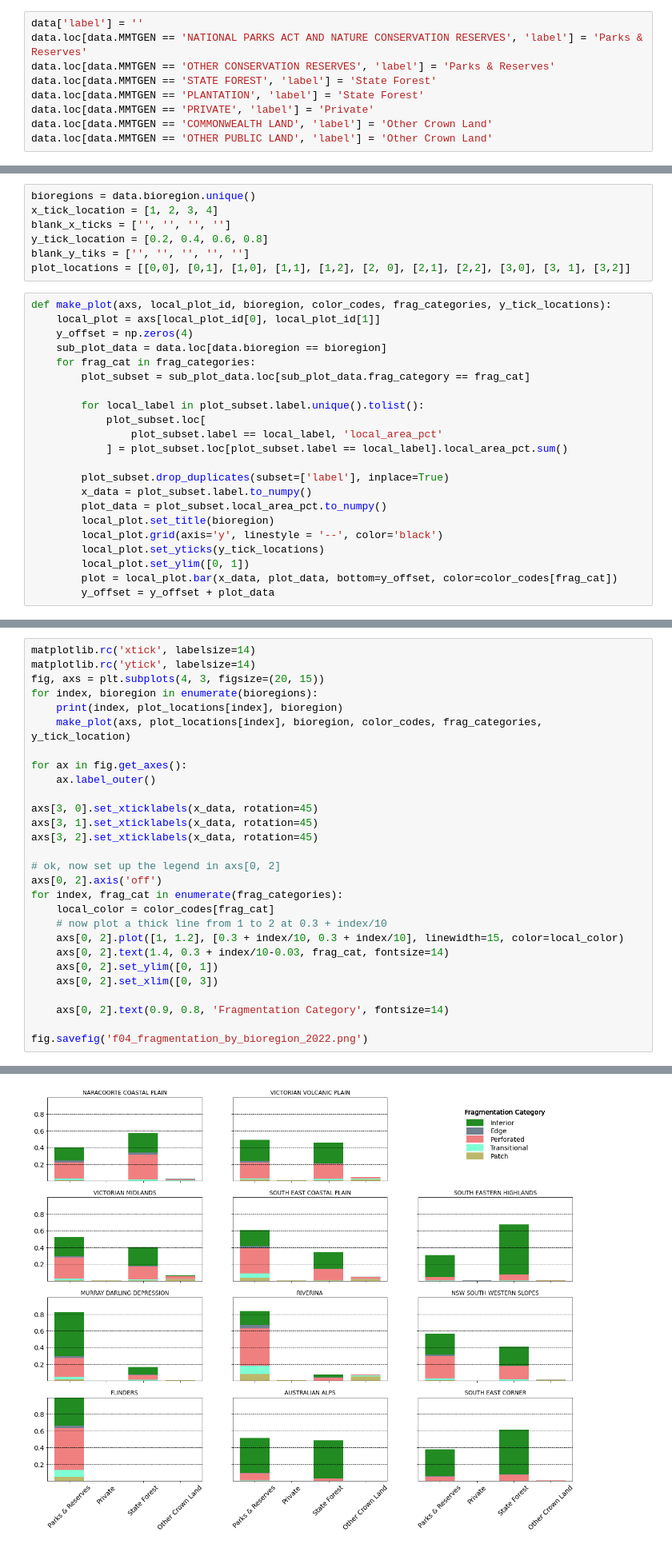
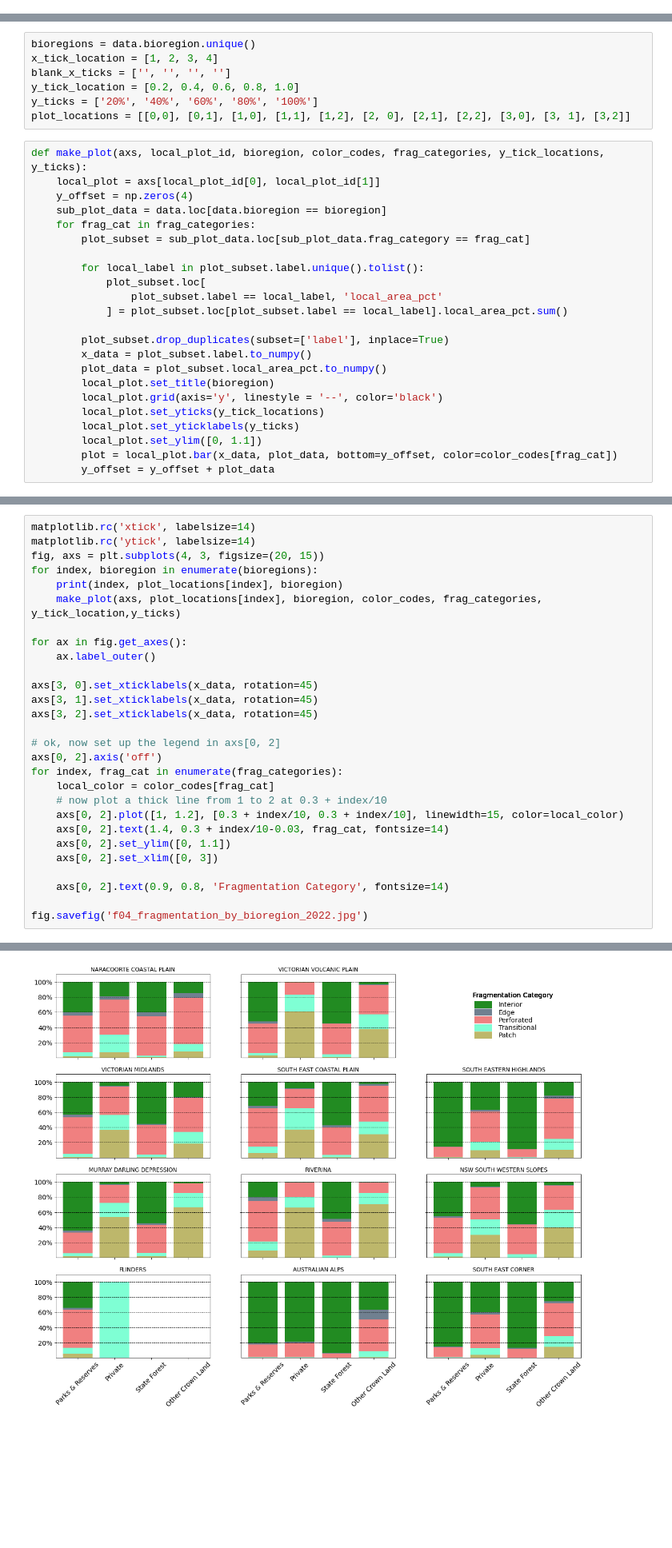
Before and after one commit to ACDELWP/VSOE2023, a Jupyter notebook: F04/plot_data.ipynb, the cells around one changed output, grey strips where cells are left out. Shown at 80% size. Drawn from its saved outputs; the diff is of its cells as text; blank space fills up the shorter version.

Commit message:
updated code to reflect total area by each label in each bioregion instead of by bioregion.

```diff
--- a/F04/plot_data.ipynb
+++ b/F04/plot_data.ipynb
@@ -51,12 +20,3 @@ array(['NATIONAL PARKS ACT AND NATURE CONSERVATION RESERVES', 'PRIVATE',
-# %%
-data['label'] = ''
-data.loc[data.MMTGEN == 'NATIONAL PARKS ACT AND NATURE CONSERVATION RESERVES', 'label'] = 'Parks & Reserves'
-data.loc[data.MMTGEN == 'OTHER CONSERVATION RESERVES', 'label'] = 'Parks & Reserves'
-data.loc[data.MMTGEN == 'STATE FOREST', 'label'] = 'State Forest'
-data.loc[data.MMTGEN == 'PLANTATION', 'label'] = 'State Forest'
-data.loc[data.MMTGEN == 'PRIVATE', 'label'] = 'Private'
-data.loc[data.MMTGEN == 'COMMONWEALTH LAND', 'label'] = 'Other Crown Land'
-data.loc[data.MMTGEN == 'OTHER PUBLIC LAND', 'label'] = 'Other Crown Land'
 # %%
 data.label.value_counts()
 # %% [output]
@@ -147,11 +106,11 @@ ok, so now that we have a general layout we need to make a multipanel plot and w
 bioregions = data.bioregion.unique()
 x_tick_location = [1, 2, 3, 4]
 blank_x_ticks = ['', '', '', '']
-y_tick_location = [0.2, 0.4, 0.6, 0.8]
-blank_y_tiks = ['', '', '', '', '']
+y_tick_location = [0.2, 0.4, 0.6, 0.8, 1.0]
+y_ticks = ['20%', '40%', '60%', '80%', '100%']
 plot_locations = [[0,0], [0,1], [1,0], [1,1], [1,2], [2, 0], [2,1], [2,2], [3,0], [3, 1], [3,2]]
 # %%
-def make_plot(axs, local_plot_id, bioregion, color_codes, frag_categories, y_tick_locations):
+def make_plot(axs, local_plot_id, bioregion, color_codes, frag_categories, y_tick_locations, y_ticks):
     local_plot = axs[local_plot_id[0], local_plot_id[1]]
     y_offset = np.zeros(4)
     sub_plot_data = data.loc[data.bioregion == bioregion]
@@ -169,6 +128,7 @@ def make_plot(axs, local_plot_id, bioregion, color_codes, frag_categories, y_tic
         local_plot.set_title(bioregion)
         local_plot.grid(axis='y', linestyle = '--', color='black')
         local_plot.set_yticks(y_tick_locations)
-        local_plot.set_ylim([0, 1])
+        local_plot.set_yticklabels(y_ticks)
+        local_plot.set_ylim([0, 1.1])
         plot = local_plot.bar(x_data, plot_data, bottom=y_offset, color=color_codes[frag_cat])
         y_offset = y_offset + plot_data
@@ -187,7 +138,7 @@ matplotlib.rc('ytick', labelsize=14)
 fig, axs = plt.subplots(4, 3, figsize=(20, 15))
 for index, bioregion in enumerate(bioregions):
     print(index, plot_locations[index], bioregion)
-    make_plot(axs, plot_locations[index], bioregion, color_codes, frag_categories, y_tick_location)
+    make_plot(axs, plot_locations[index], bioregion, color_codes, frag_categories, y_tick_location,y_ticks)
 
 for ax in fig.get_axes():
     ax.label_outer()
@@ -203,12 +154,12 @@ for index, frag_cat in enumerate(frag_categories):
     # now plot a thick line from 1 to 2 at 0.3 + index/10
     axs[0, 2].plot([1, 1.2], [0.3 + index/10, 0.3 + index/10], linewidth=15, color=local_color)
     axs[0, 2].text(1.4, 0.3 + index/10-0.03, frag_cat, fontsize=14)
-    axs[0, 2].set_ylim([0, 1])
+    axs[0, 2].set_ylim([0, 1.1])
     axs[0, 2].set_xlim([0, 3])
 
     axs[0, 2].text(0.9, 0.8, 'Fragmentation Category', fontsize=14)
 
-fig.savefig('f04_fragmentation_by_bioregion_2022.png')
+fig.savefig('f04_fragmentation_by_bioregion_2022.jpg')
 # %% [output]
 0 [0, 0] NARACOORTE COASTAL PLAIN
 1 [0, 1] VICTORIAN VOLCANIC PLAIN
@@ -259 +192 @@ See the caveats in the documentation: https://pandas.pydata.org/pandas-docs/stab
-[figure, old version]
+[figure, new version]
```
Also changed, not shown: parts of 12 cells of this notebook, 1 other file.
